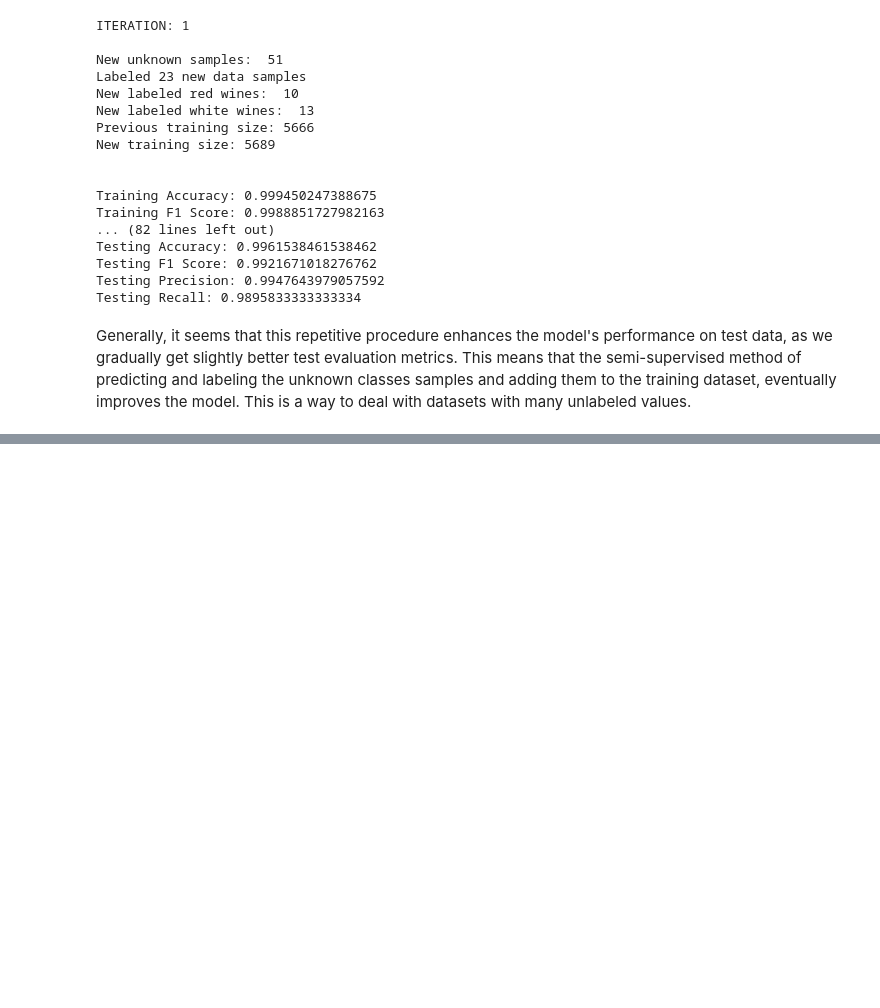
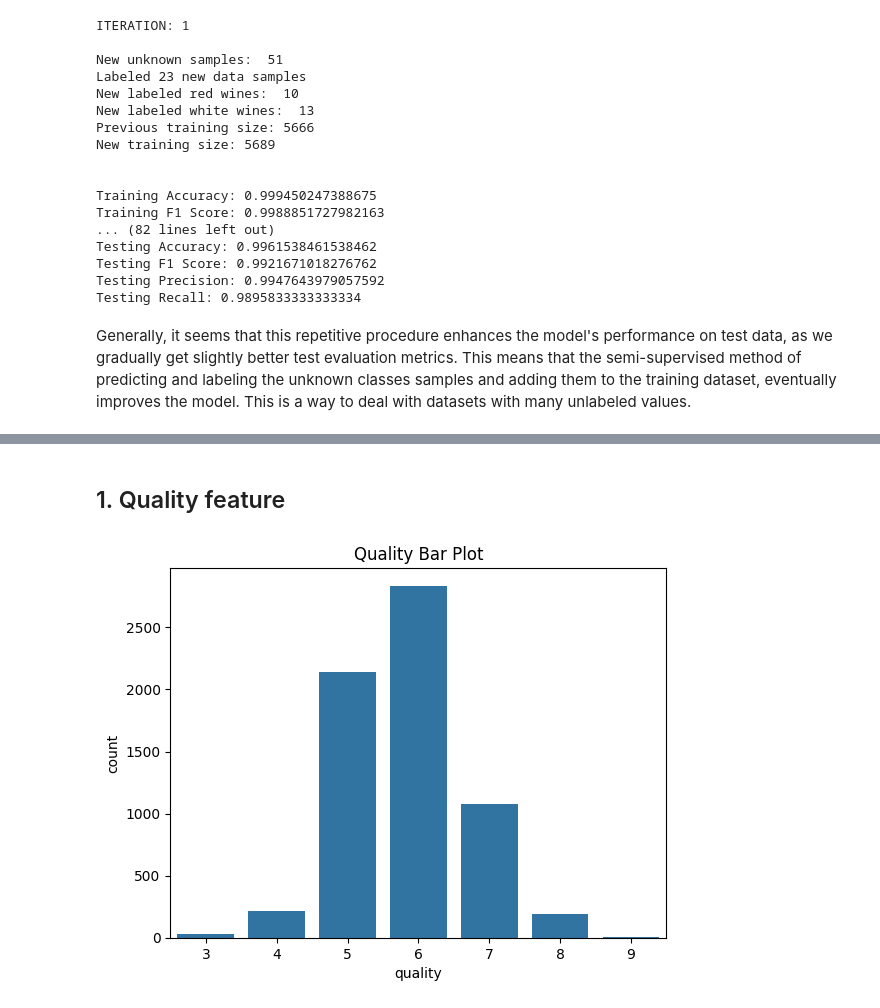
Before and after one commit to Smasko7/Machine-Learning-Course, a Jupyter notebook: Exercise_4.ipynb, the cells around one changed output, grey strips where cells are left out. Drawn from its saved outputs; the diff is of its cells as text; code cells hidden in the pictures; blank space fills up the shorter version.

```diff
--- a/Exercise_4.ipynb
+++ b/Exercise_4.ipynb
@@ -332,0 +349,3 @@ Generally, it seems that this repetitive procedure enhances the model's performa
+# %%
+df = pd.DataFrame(pd.read_csv("wine-full.csv"))
+df
@@ -332,0 +378,9 @@ Generally, it seems that this repetitive procedure enhances the model's performa
+# %% [markdown]
+## 1. Quality feature
+# %%
+df_quality = pd.DataFrame(df['quality'])
+sns.countplot(x='quality', data=df_quality)
+plt.title("Quality Bar Plot")
+plt.show()
+# %% [output]
+[figure, added]
```
Also changed, not shown: parts of 50 cells of this notebook.
